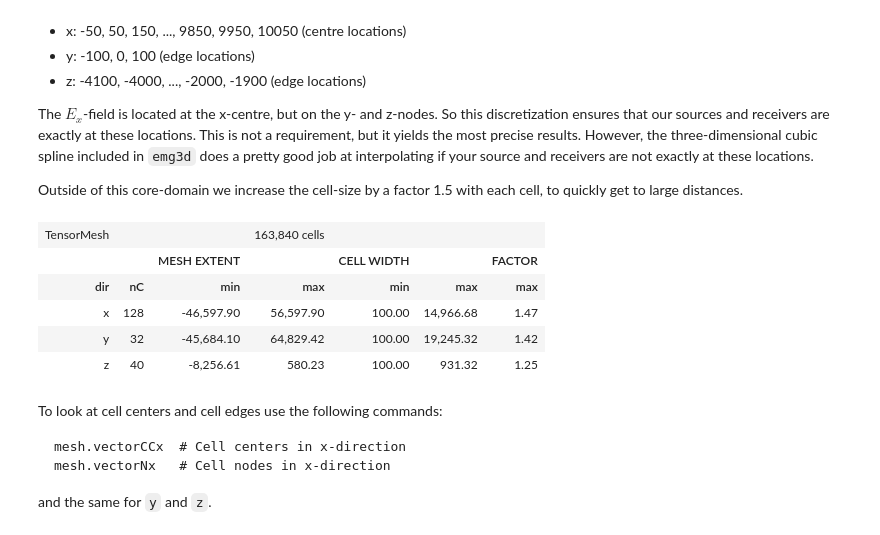
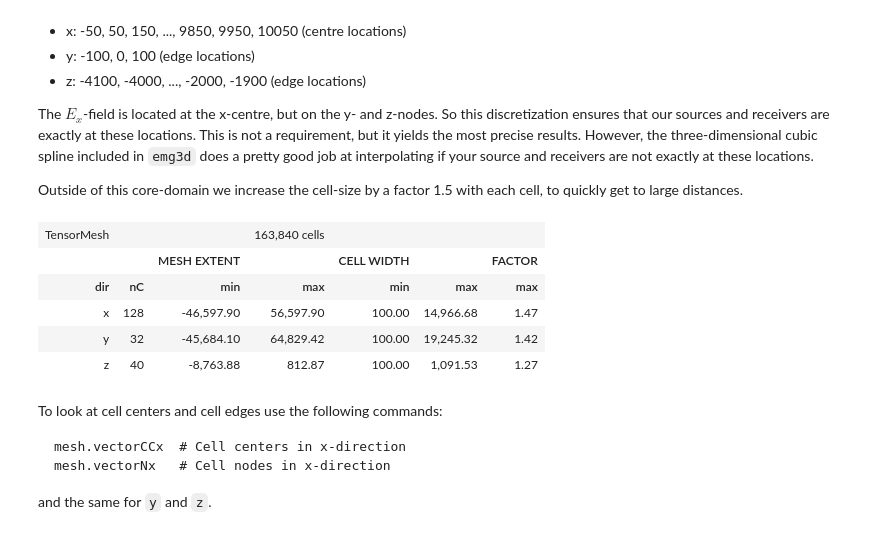
Before and after one commit to prisae/AESM1450, a Jupyter notebook: 4-3D-Modelling.ipynb, the cells around one changed output. Drawn from its saved outputs; the diff is of its cells as text; code cells hidden in the pictures.

```diff
--- a/4-3D-Modelling.ipynb
+++ b/4-3D-Modelling.ipynb
@@ -113,36 +112,29 @@ Outside of this core-domain we increase the cell-size by a factor 1.5 with each
 # %%
 cs = 100        # Base cell size
 nx = 10200/cs   # Center points from 0 to 10 km
 ny = 2          # 2D, so we start stretching straight away
 nz = 2150/cs    # Regular up to target plus one in the other dir.
 npadx = 12
 npady = 14
 npadz = 10
 alpha = 1.5    # Stretching outside
 
-gridinput = {
-    'freq': 0.5,            # The frequency we are looking at
-    'min_width': 100,
-    'max_domain': 50000,
-    'verb': 0,
-}
-
-xx, x0 = emg3d.utils.get_hx_h0(
-    res=[res_tg[0], res_tg[2]], fixed=src[0], domain=[-50, 10050], **gridinput)
-yy, y0 = emg3d.utils.get_hx_h0(
-    res=[res_tg[0], res_tg[2]], fixed=src[1]-100, domain=[-100, 100], **gridinput)
-zz, z0 = emg3d.utils.get_hx_h0(
-    res=[res_tg[0], res_tg[1], res_tg[0]], fixed=rec[2], domain=[-4100, -1900], **gridinput)
-
-mesh = discretize.TensorMesh([xx, yy, zz], x0=np.array([x0, y0, z0]))
+mesh = emg3d.construct_mesh(
+    frequency=0.5,            # The frequency we are looking at
+    center=(src[0], src[1]-100, rec[2]),
+    properties=[res_tg[0], res_tg[2], res_tg[1], res_tg[0]],
+    domain=([-50, 10050], [-100, 100], [-4100, -1900]),
+    min_width_limits=100,
+    max_buffer=50000,
+)
 mesh
 # %% [output]
 | TensorMesh |  |  | 163,840 cells |  |  |  |
 |  |  | MESH EXTENT |  | CELL WIDTH |  | FACTOR |
 | dir | nC | min | max | min | max | max |
 | x | 128 | -46,597.90 | 56,597.90 | 100.00 | 14,966.68 | 1.47 |
 | y | 32 | -45,684.10 | 64,829.42 | 100.00 | 19,245.32 | 1.42 |
-| z | 40 | -8,256.61 | 580.23 | 100.00 | 931.32 | 1.25 |
+| z | 40 | -8,763.88 | 812.87 | 100.00 | 1,091.53 | 1.27 |
 # %% [markdown]
 To look at cell centers and cell edges use the following commands:
 
```
Also changed, not shown: parts of 10 cells of this notebook, 6 other files.
